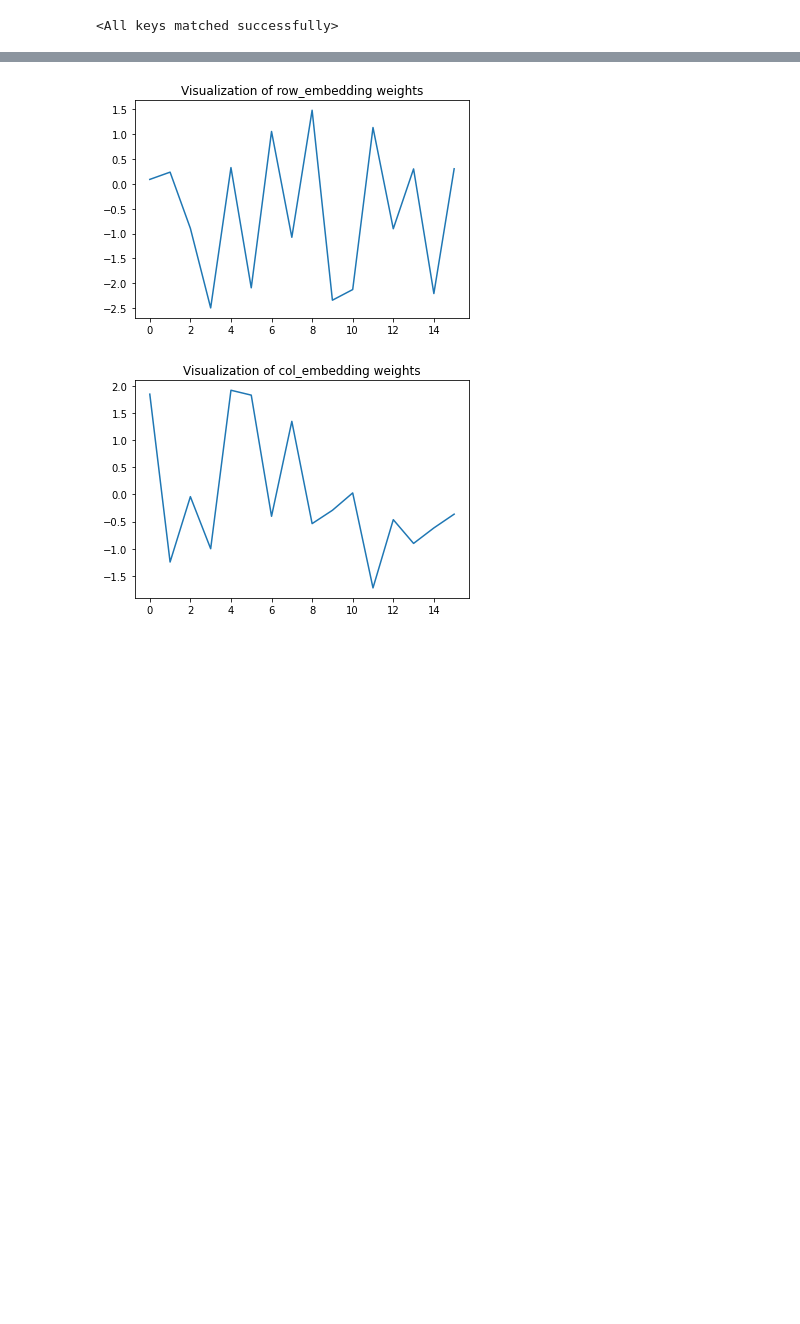
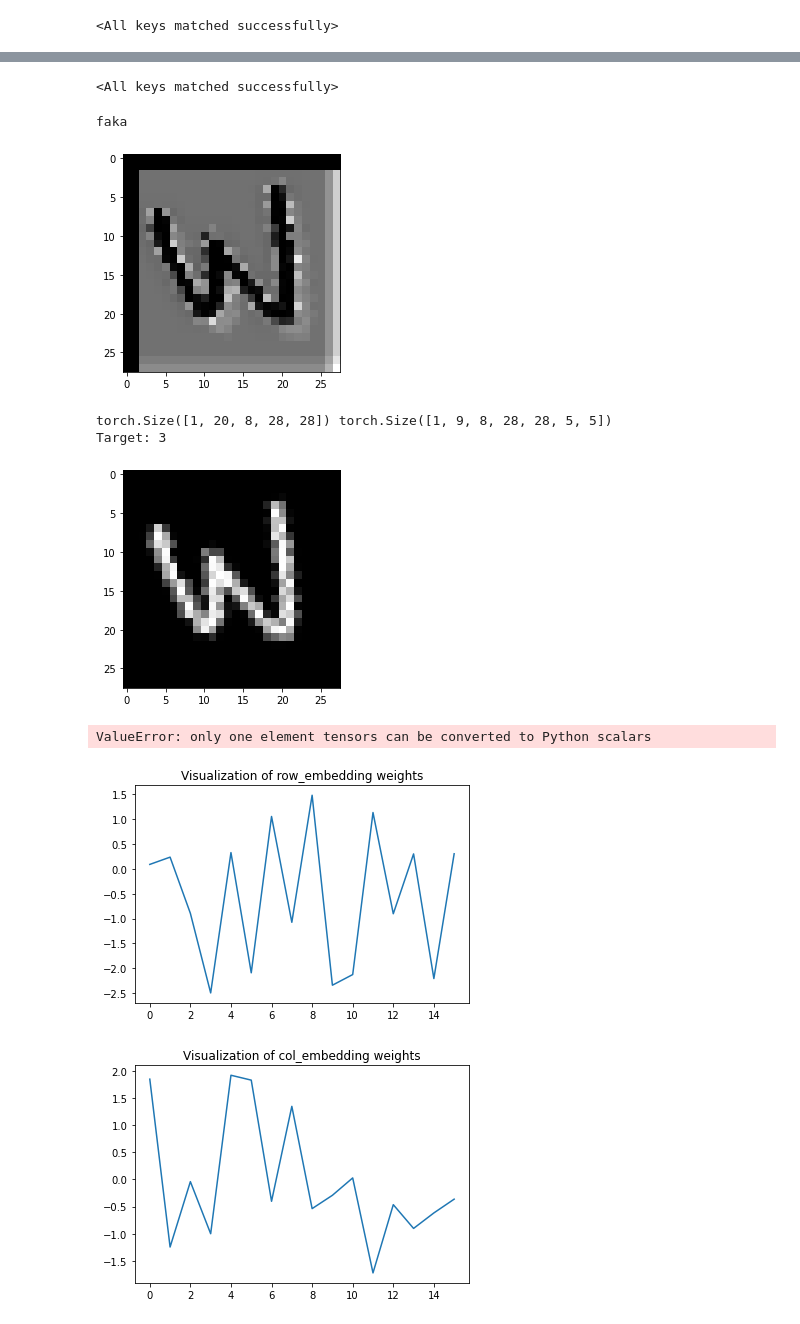
Before and after one commit to WouterBant/GEVit-DL2-Project, a Jupyter notebook: demo/demo_only_3_and_8.ipynb, the cells around one changed output, grey strips where cells are left out. Saved outputs shown, nothing was run; the diff lists cells and outputs as text; code cells hidden in the pictures; blank space fills up the shorter version.

Commit message:
extremely hacky way to visualize lift_local_self_attention attn probabilities (very smelly code)

```diff
--- a/demo/demo_only_3_and_8.ipynb
+++ b/demo/demo_only_3_and_8.ipynb
@@ -136,5 +131,61 @@ torch.Size([1, 20, 8, 24, 24])
 torch.Size([1, 20, 8, 24, 24])
 ... (27 outputs left out)
+# %%
+model2 = models.GroupTransformer(
+    group=groups.E2(num_elements=8),
+    in_channels=1,
+    num_channels=20,
+    block_sizes=[2, 3],
+    expansion_per_block=1,
+    crop_per_layer=[2, 0, 2, 1, 1],
+    image_size=28,
+    num_classes=2,
+    dropout_rate_after_maxpooling=0.0,
+    maxpool_after_last_block=False,
+    normalize_between_layers=False,
+    patch_size=5,
+    num_heads=9,
+    norm_type="LayerNorm",
+    activation_function="Swish",
+    attention_dropout_rate=0.1,
+    value_dropout_rate=0.1,
+    whitening_scale=1.41421356,
+    return_attn_probs=True,
+)
+model_path = "../saved/results/rotMNIST_model_p4msa_type_Local_patch_5_dpatt_0.1_dpval_0.1_activ_Swish_norm_LayerNorm_white_1.41421356_optim_Adam_lr_0.001_bs_16_ep_50_wd_0.0001_seed_0_sched_constants_schdec_1.0.pt"
+device2 = torch.device('cuda' if torch.cuda.is_available() else 'cpu')
+model2 = torch.nn.DataParallel(model2)
+model2.load_state_dict(torch.load(model_path, map_location=device2), strict=False)
+# %% [output]
+<All keys matched successfully>
+# %%
+idx_2_target = {
+    0: 3,
+    1: 8
+}
+
+model2.eval()
+with torch.no_grad():
+    for _ in range(1):
+        example_image, example_idx = next(data)
+        out, attn = model2(example_image)
+        attn_image = attn[0,0,0,:,:,0,0]
+        plt.imshow(attn_image.cpu().numpy(), cmap='gray')
+        plt.show()
+        print(out.shape, attn.shape)
+        example_image = example_image.squeeze()  # Batch dimension
+        print(f"Target: {idx_2_target[example_idx.item()]}")
+        plt.imshow(example_image.cpu().numpy(), cmap="gray")
+        plt.show()
+        _, preds = torch.max(out, 1)
+        print(f"{idx_2_target[preds.item()]} with probability {torch.softmax(out, dim=1)[0][preds].item()}")
+# %% [output]
+faka
+[figure, added]
+torch.Size([1, 20, 8, 28, 28]) torch.Size([1, 9, 8, 28, 28, 5, 5])
+Target: 3
+[figure, added]
+ValueError: only one element tensors can be converted to Python scalars
 # %%
 # for name, param in model.named_parameters():
 #     print(name)
```
Also changed, not shown: parts of 2 cells of this notebook, 2 other files.
